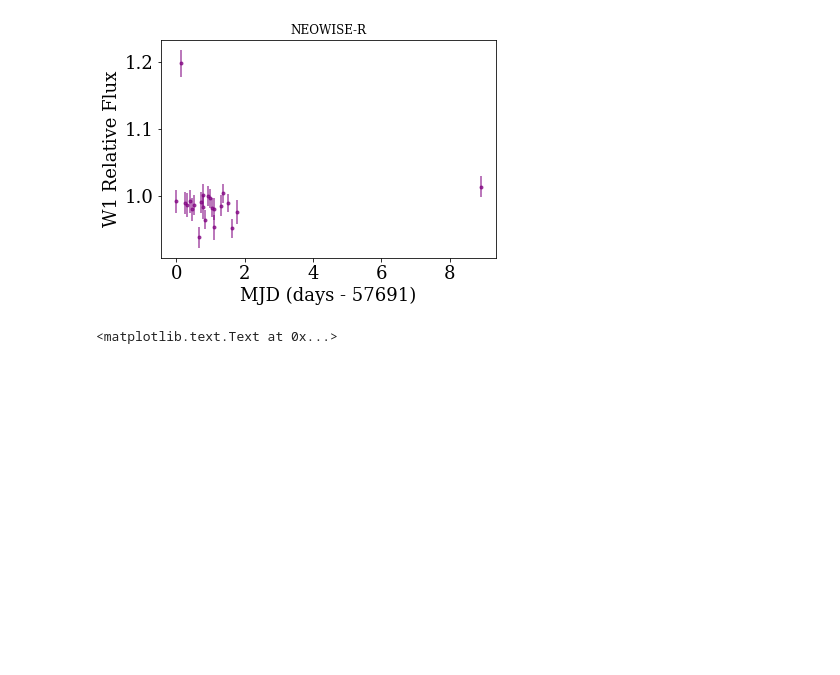
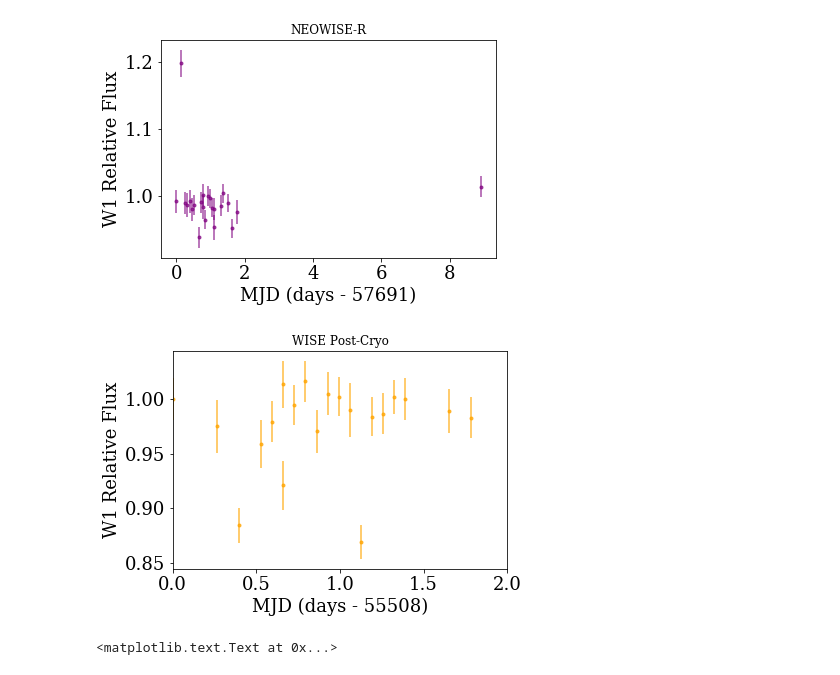
Before and after one commit to jradavenport/WISE_Boyajian, a Jupyter notebook: quicklook.ipynb, the cells around one changed output. Drawn from its saved outputs; the diff is of its cells as text; code cells hidden in the pictures; blank space fills up the shorter version.

```diff
--- a/quicklook.ipynb
+++ b/quicklook.ipynb
@@ -169,6 +169,21 @@ for j in range(np.shape(neo_visits)[0]):
 [figure]
 [figure]
 [figure]
+# %%
+plt.figure()
+plt.errorbar(f3[20] - (min(f3[20])), 10.**((f3[7] - np.median(f2[7])) / (-2.5)),
+             yerr=np.abs(np.array(f3[8]) * np.log(10) / (-2.5) * 10.**((f3[7] - np.median(f2[7])) / (-2.5))),
+             alpha=0.75, marker='.', linestyle='none', c='Orange');
+# plt.plot(df['time'] + 2454833 - 2400000.5 - int(min(f3[10])), df['model_flux'], c='grey', lw=0.2,
+#          scaley=False, scalex=False)
+plt.xlabel('MJD (days - '+str(int(min(f3[20])))+')')
+plt.ylabel('W1 Relative Flux')
+plt.title('WISE Post-Cryo', fontsize=12)
+plt.xlim(0,2)
+# plt.savefig('lc_2b.png', dpi=150, bbox_inches='tight', pad_inches=0.25)
+plt.show()
+# %% [output]
+[figure, added]
 # %%
 plt.plot(f1[20], f1[11], 'o', alpha=0.5)
 plt.plot(f2[32], f2[11], 'o', alpha=0.5)
```
